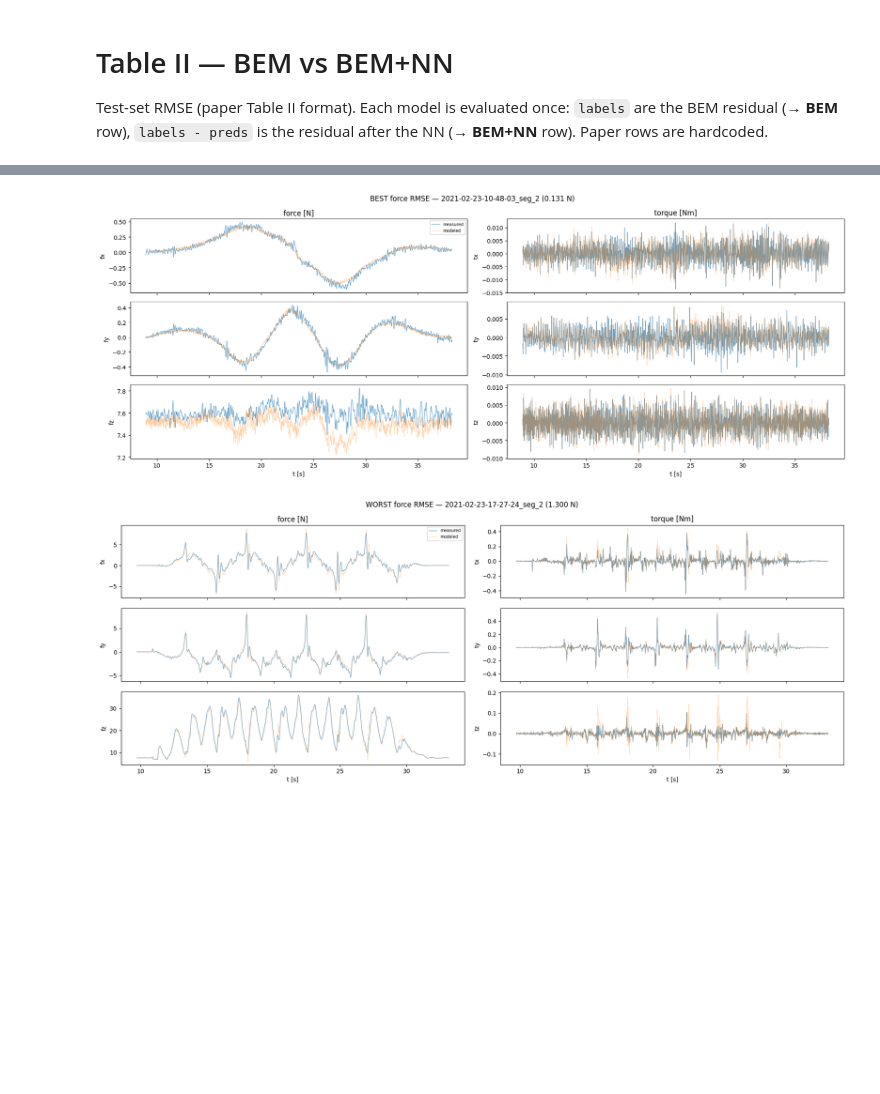
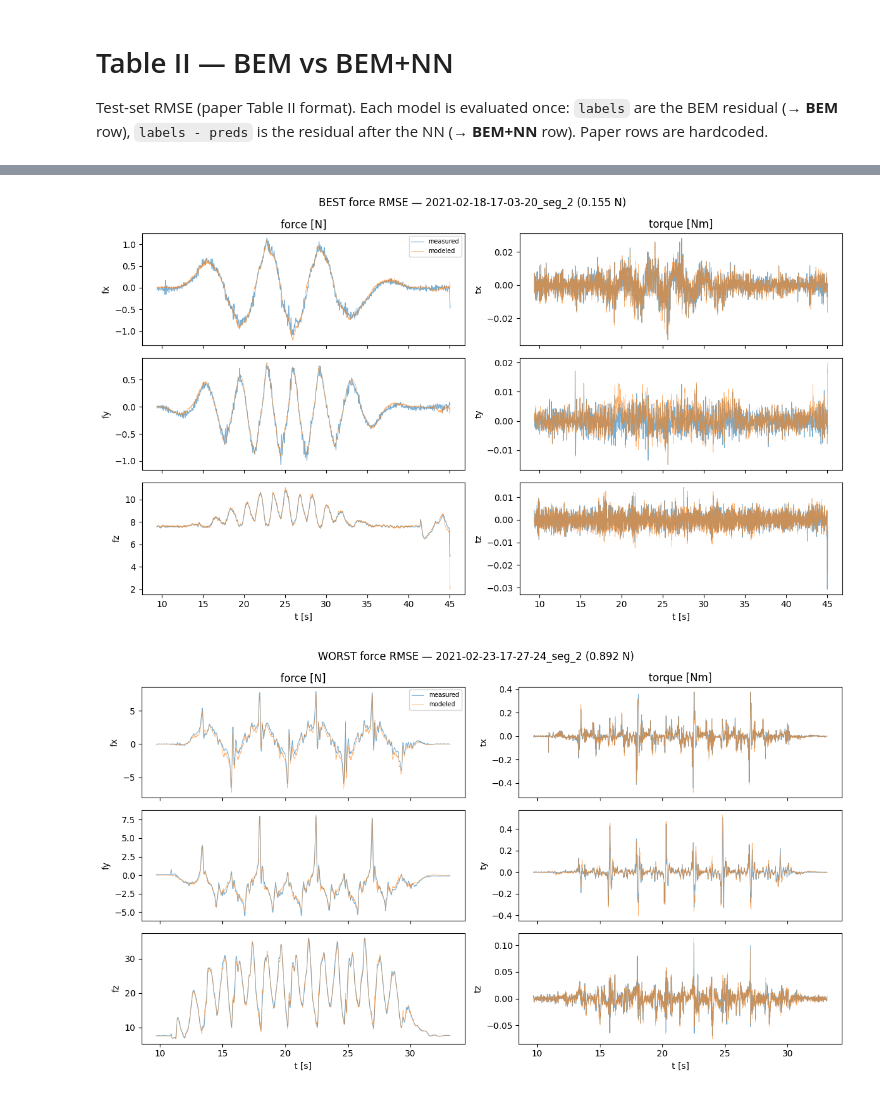
Before and after one commit to andyska09/mrs-BEM, a Jupyter notebook: NeuroBEM/CMAES-results-analysis/table2.ipynb, the cells around one changed output, grey strips where cells are left out. Saved outputs shown, nothing was run; the diff lists cells and outputs as text; code cells hidden in the pictures; blank space fills up the shorter version.

```diff
--- a/NeuroBEM/CMAES-results-analysis/table2.ipynb
+++ b/NeuroBEM/CMAES-results-analysis/table2.ipynb
@@ -129,7 +132,7 @@ Test-set RMSE (Table II format) — impr% vs paper BEM+NN
 # %%
 import glob
 
-SEG_KEY = 'BEM c1'  # which model's BEM+NN to plot ('BEM', 'BEM c1', 'BEM c2')
+SEG_KEY = 'BEM c2'  # which model's BEM+NN to plot ('BEM', 'BEM c1', 'BEM c2')
 lf, test_dir = MODELS[SEG_KEY]
 LABELS = ['fx', 'fy', 'fz', 'tx', 'ty', 'tz']
 
@@ -223,29 +226,27 @@ Highest residual torque observed in the dataset: 0.305 Nm
 Found 122 samples assembled from 15626 raw data points belonging to 1 experiments:
 ... (14 outputs left out)
 # %%
-import matplotlib
-matplotlib.use('module://matplotlib_inline.backend_inline', force=True)  # undo visualization.py's Agg
 import matplotlib.pyplot as plt
 
 
 def plot_seg(sid, title):
     s = seg[sid]
-    fig, ax = plt.subplots(3, 2, figsize=(18, 7), sharex=True)
+    fig, ax = plt.subplots(3, 2, figsize=(12, 7), sharex=True)
     for i, c in enumerate(LABELS):
         a = ax[i % 3, i // 3]
-        a.plot(s["t"], s["meas"][:, i], lw=0.8, alpha=0.7, label="measured")
-        a.plot(s["t"], s["pred"][:, i], lw=0.5, alpha=0.4 ,label="modeled")
+        a.plot(s["t"], s["meas"][:, i], lw=0.8, alpha=0.6, label="measured")
+        a.plot(s["t"], s["pred"][:, i], lw=0.5, alpha=0.6 ,label="modeled")
         a.set_ylabel(c)
     ax[0, 0].set_title("force [N]"); ax[0, 1].set_title("torque [Nm]")
     ax[2, 0].set_xlabel("t [s]"); ax[2, 1].set_xlabel("t [s]")
     ax[0, 0].legend(loc="upper right", fontsize=7)
     fig.suptitle(title); fig.tight_layout()
 
 
 plot_seg(best_f,  f"BEST force RMSE — {best_f} ({seg[best_f]['frmse']:.3f} N)")
 plot_seg(worst_f, f"WORST force RMSE — {worst_f} ({seg[worst_f]['frmse']:.3f} N)")
 plot_seg(best_t,  f"BEST torque RMSE — {best_t} ({seg[best_t]['trmse']:.4f} Nm)")
 plot_seg(worst_t, f"WORST torque RMSE — {worst_t} ({seg[worst_t]['trmse']:.4f} Nm)")
 # %% [output]
-[figure, old version]
+[figure, new version]
-[figure, old version]
+[figure, new version]
```
Also changed, not shown: parts of 5 cells of this notebook, 2 other files.
